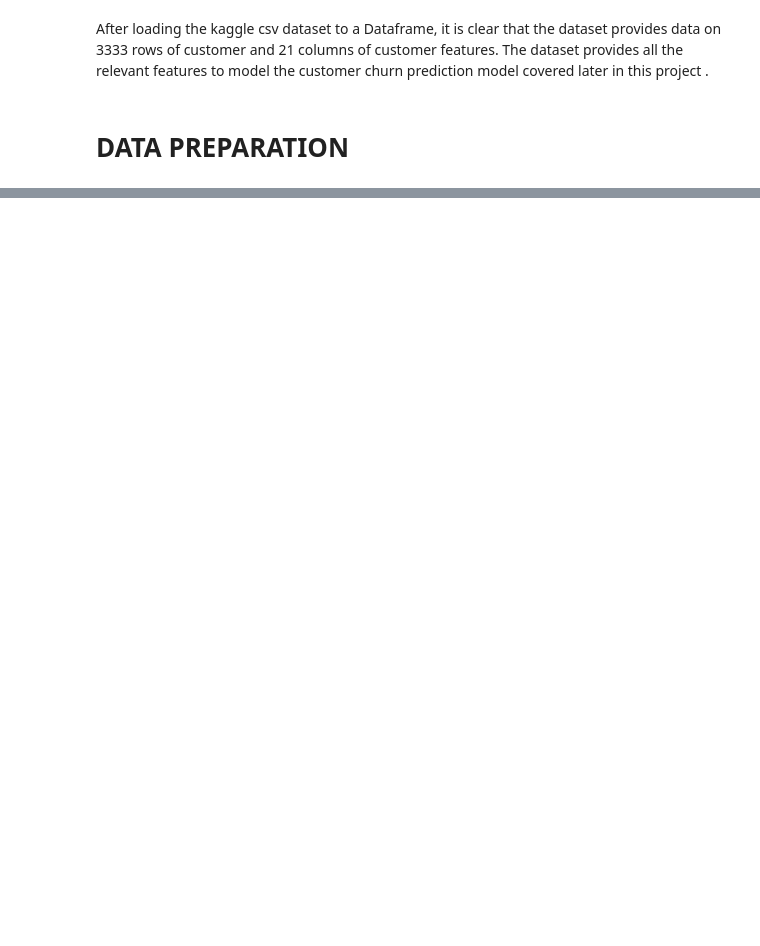
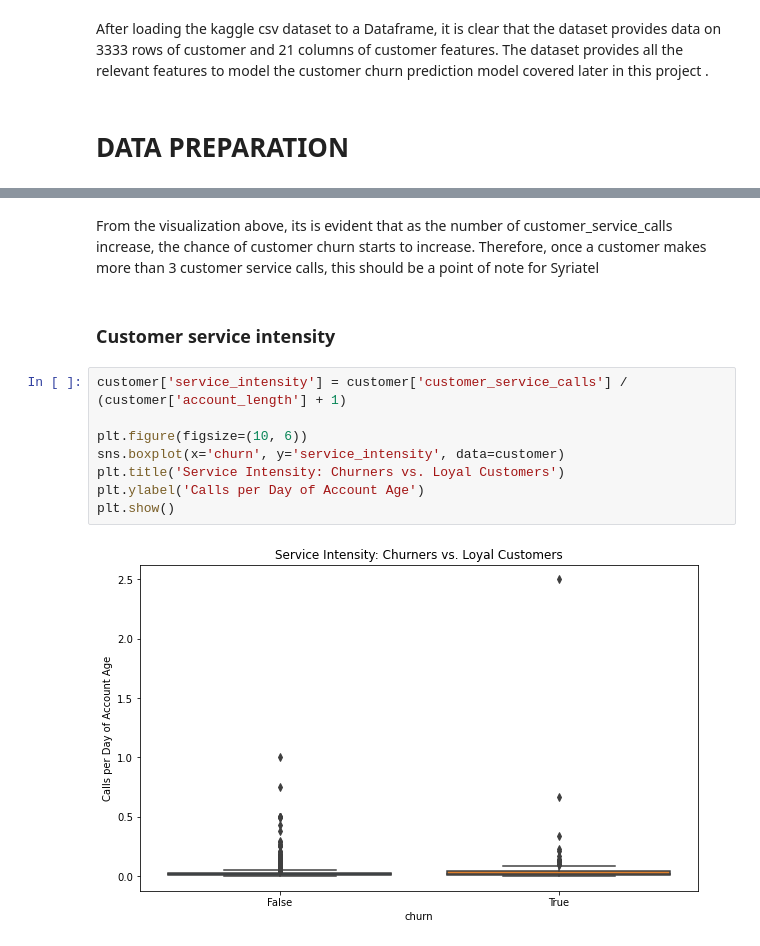
Before and after one commit to Stella-Kiarie/Phase_3_Project_CustomerChurn, a Jupyter notebook: student.ipynb, the cells around one changed output, grey strips where cells are left out. Saved outputs shown, nothing was run; the diff lists cells and outputs as text; blank space fills up the shorter version.

```diff
--- a/student.ipynb
+++ b/student.ipynb
@@ -83,0 +181,14 @@ The dataset provides all the relevant features to model the customer churn predi
+# %% [markdown]
+From the visualization above, its is evident that as the number of customer_service_calls increase, the chance of customer churn starts to increase. Therefore, once a customer makes more than 3 customer service calls, this should be a point of note for Syriatel
+# %% [markdown]
+### Customer service intensity
+# %%
+customer['service_intensity'] = customer['customer_service_calls'] / (customer['account_length'] + 1)
+
+plt.figure(figsize=(10, 6))
+sns.boxplot(x='churn', y='service_intensity', data=customer)
+plt.title('Service Intensity: Churners vs. Loyal Customers')
+plt.ylabel('Calls per Day of Account Age')
+plt.show()
+# %% [output]
+[figure, added]
```
Also changed, not shown: parts of 69 cells of this notebook, 1 other file.
